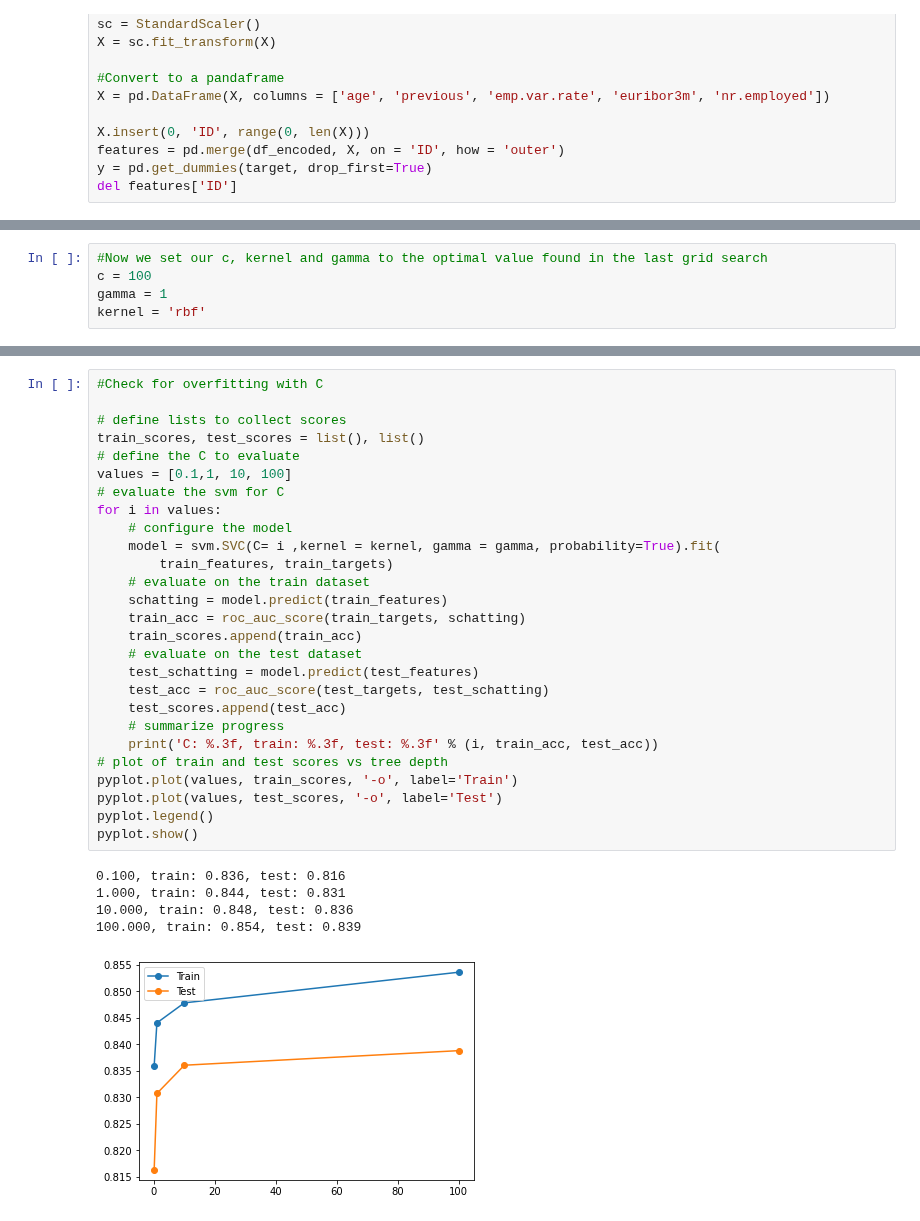
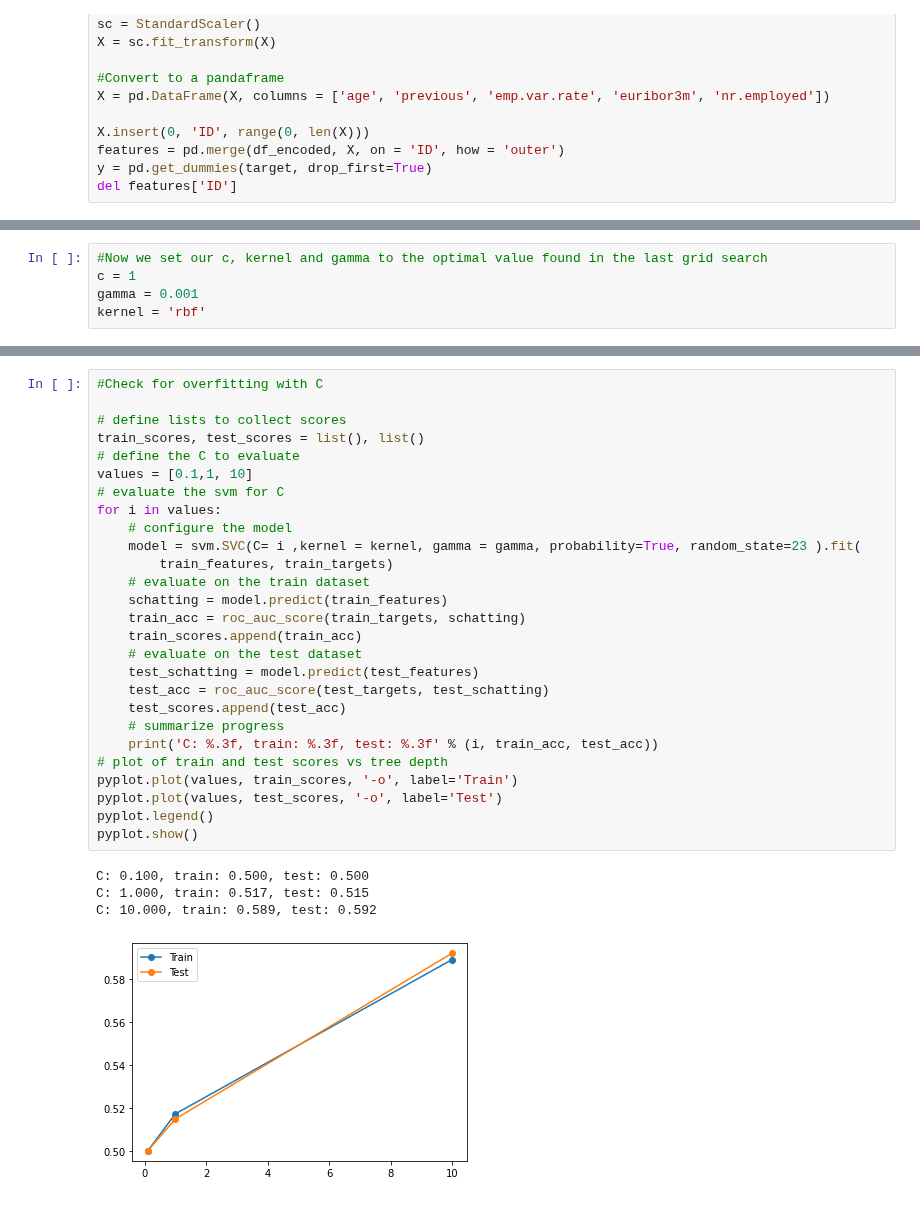
Before and after one commit to aojudo/seminar-marketing, a Jupyter notebook: SVM.ipynb, the cells around one changed output, grey strips where cells are left out. Cells and saved outputs as stored; diff of their text form.

```diff
--- a/SVM.ipynb
+++ b/SVM.ipynb
@@ -131,5 +156,5 @@ print("AUC Score: " + str(np.round(auc_score , 3)))
 # %%
 #Now we set our c, kernel and gamma to the optimal value found in the last grid search
-c = 100
-gamma = 1
+c = 1
+gamma = 0.001
 kernel = 'rbf'
@@ -194,36 +161,35 @@ AUC Score: 0.877
 # %%
 #Check for overfitting with C
 
 # define lists to collect scores
 train_scores, test_scores = list(), list()
 # define the C to evaluate
-values = [0.1,1, 10, 100]
+values = [0.1,1, 10]
 # evaluate the svm for C
 for i in values:
     # configure the model
-    model = svm.SVC(C= i ,kernel = kernel, gamma = gamma, probability=True).fit(
+    model = svm.SVC(C= i ,kernel = kernel, gamma = gamma, probability=True, random_state=23 ).fit(
         train_features, train_targets)
     # evaluate on the train dataset
     schatting = model.predict(train_features)
     train_acc = roc_auc_score(train_targets, schatting)
     train_scores.append(train_acc)
     # evaluate on the test dataset
     test_schatting = model.predict(test_features)
     test_acc = roc_auc_score(test_targets, test_schatting)
     test_scores.append(test_acc)
     # summarize progress
     print('C: %.3f, train: %.3f, test: %.3f' % (i, train_acc, test_acc))
 # plot of train and test scores vs tree depth
 pyplot.plot(values, train_scores, '-o', label='Train')
 pyplot.plot(values, test_scores, '-o', label='Test')
 pyplot.legend()
 pyplot.show()
 # %% [output]
-0.100, train: 0.836, test: 0.816
-1.000, train: 0.844, test: 0.831
-10.000, train: 0.848, test: 0.836
-100.000, train: 0.854, test: 0.839
+C: 0.100, train: 0.500, test: 0.500
+C: 1.000, train: 0.517, test: 0.515
+C: 10.000, train: 0.589, test: 0.592
-[figure, old version]
+[figure, new version]
 # %%
 # define lists to collect scores
 train_scores, test_scores = list(), list()
```
Also changed, not shown: parts of 6 cells of this notebook.
